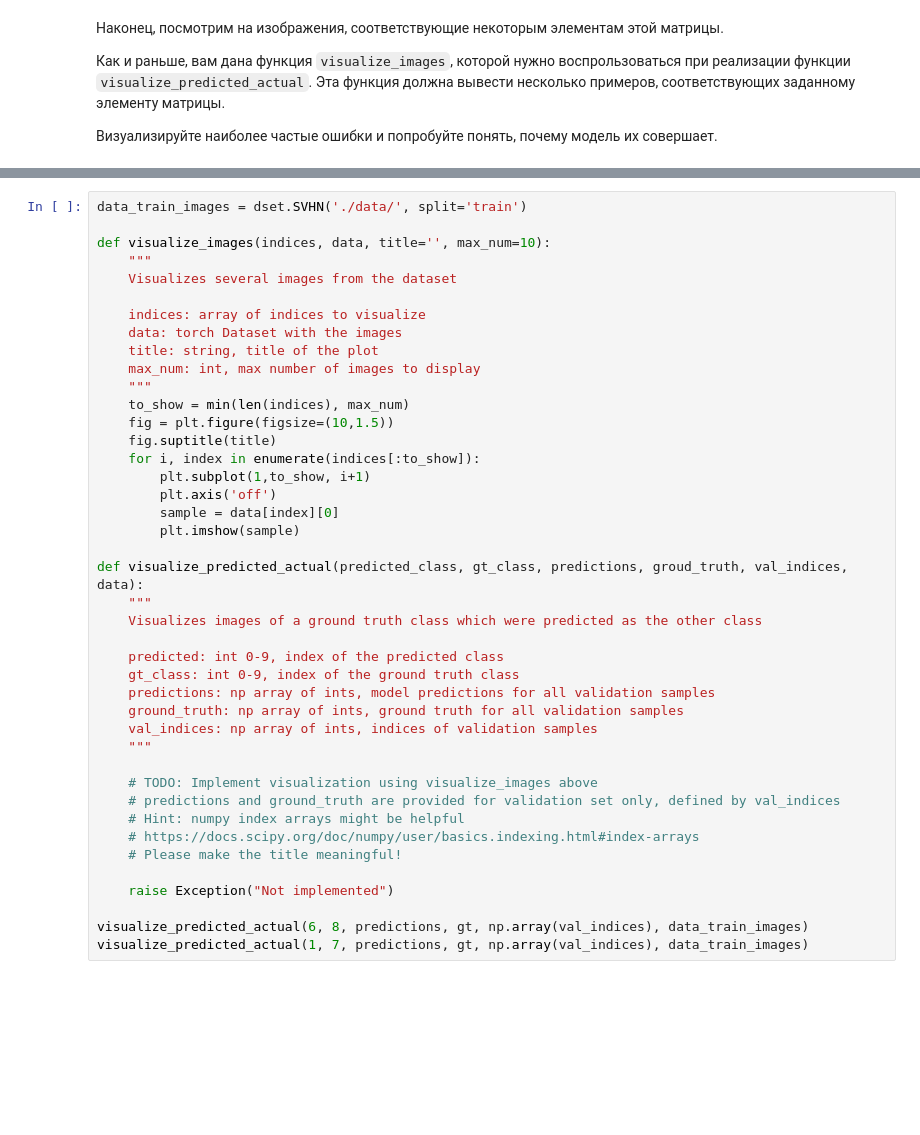
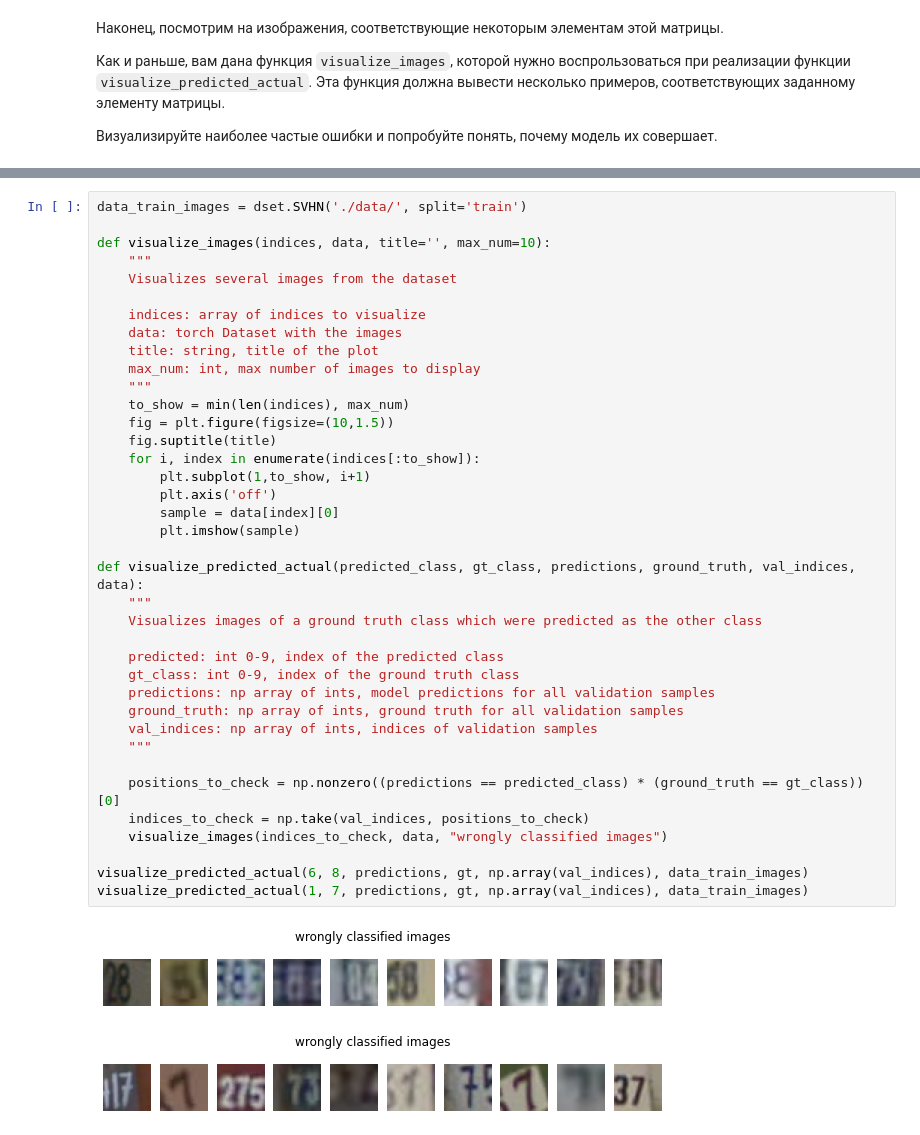
Before and after one commit to savchenkoyana/dlcourse_ai, a Jupyter notebook: assignments/assignment2/PyTorch.ipynb, the cells around one changed output, grey strips where cells are left out. Drawn from its saved outputs; the diff is of its cells as text; blank space fills up the shorter version.

```diff
--- a/assignments/assignment2/PyTorch.ipynb
+++ b/assignments/assignment2/PyTorch.ipynb
@@ -348,38 +404,37 @@ def visualize_images(indices, data, title='', max_num=10):
     """
     Visualizes several images from the dataset
 
     indices: array of indices to visualize
     data: torch Dataset with the images
     title: string, title of the plot
     max_num: int, max number of images to display
     """
     to_show = min(len(indices), max_num)
     fig = plt.figure(figsize=(10,1.5))
     fig.suptitle(title)
     for i, index in enumerate(indices[:to_show]):
         plt.subplot(1,to_show, i+1)
         plt.axis('off')
         sample = data[index][0]
         plt.imshow(sample)
 
-def visualize_predicted_actual(predicted_class, gt_class, predictions, groud_truth, val_indices, data):
+def visualize_predicted_actual(predicted_class, gt_class, predictions, ground_truth, val_indices, data):
     """
     Visualizes images of a ground truth class which were predicted as the other class
 
     predicted: int 0-9, index of the predicted class
     gt_class: int 0-9, index of the ground truth class
     predictions: np array of ints, model predictions for all validation samples
     ground_truth: np array of ints, ground truth for all validation samples
     val_indices: np array of ints, indices of validation samples
     """
 
-    # TODO: Implement visualization using visualize_images above
-    # predictions and ground_truth are provided for validation set only, defined by val_indices
-    # Hint: numpy index arrays might be helpful
-    # https://docs.scipy.org/doc/numpy/user/basics.indexing.html#index-arrays
-    # Please make the title meaningful!
-
-    raise Exception("Not implemented")
+    positions_to_check = np.nonzero((predictions == predicted_class) * (ground_truth == gt_class))[0]
+    indices_to_check = np.take(val_indices, positions_to_check)
+    visualize_images(indices_to_check, data, "wrongly classified images")
 
 visualize_predicted_actual(6, 8, predictions, gt, np.array(val_indices), data_train_images)
 visualize_predicted_actual(1, 7, predictions, gt, np.array(val_indices), data_train_images)
+# %% [output]
+[figure, added]
+[figure, added]
```
Also changed, not shown: parts of 14 cells of this notebook.
